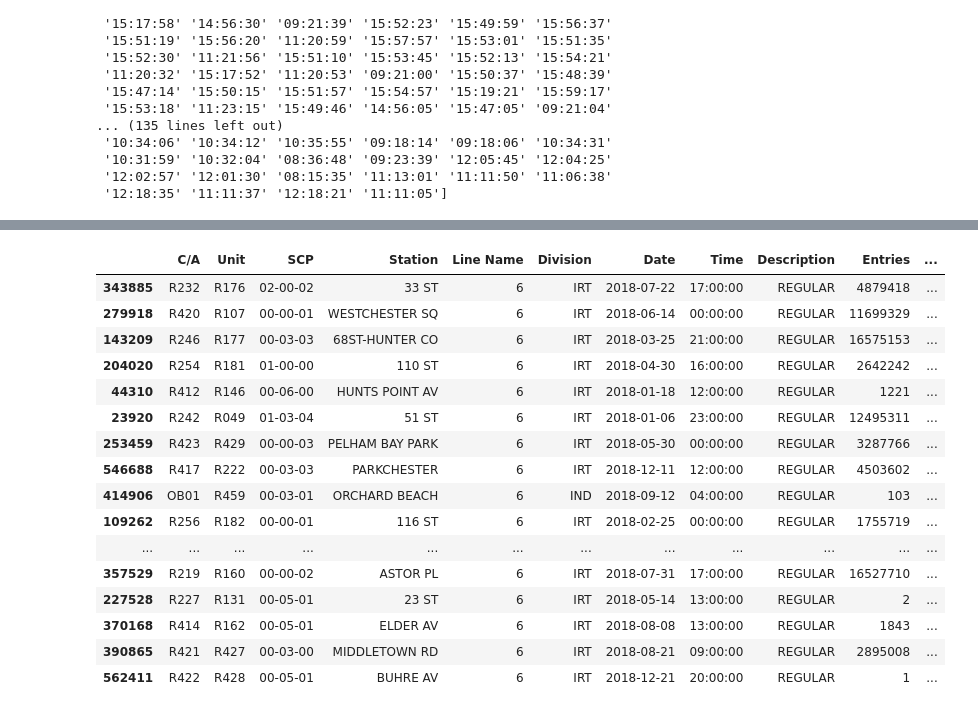
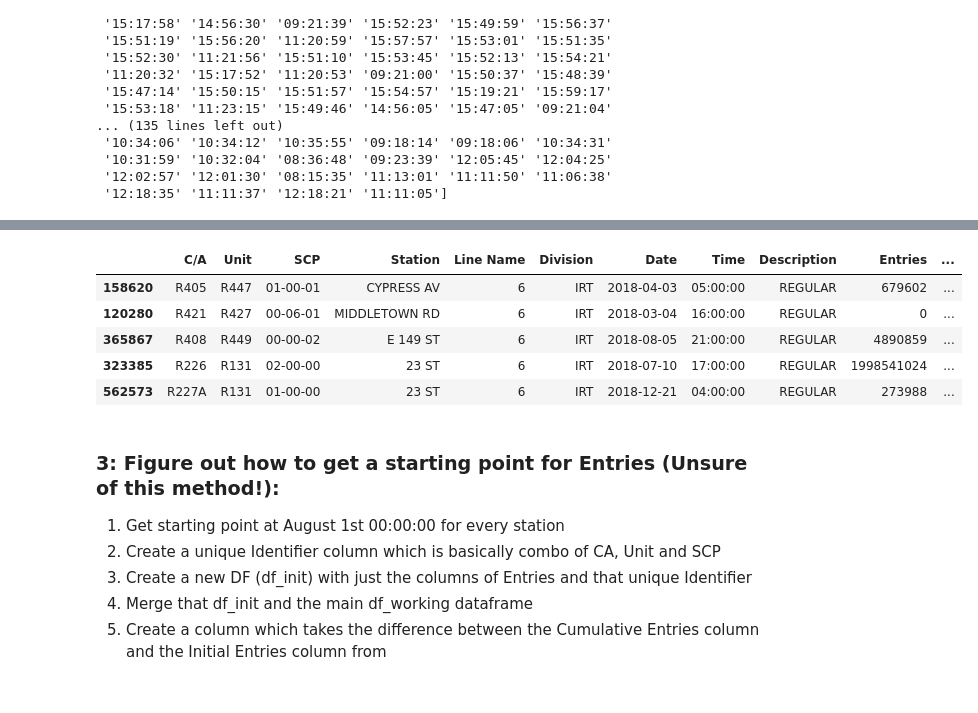
Before and after one commit to sairam1284/Metis_Project_1, a Jupyter notebook: MTA-Data_Manipulation.ipynb, the cells around one changed output, grey strips where cells are left out. Drawn from its saved outputs; the diff is of its cells as text; code cells hidden in the pictures.

```diff
--- a/MTA-Data_Manipulation.ipynb
+++ b/MTA-Data_Manipulation.ipynb
@@ -111,22 +78,18 @@ def DayTime(data_frame, column):
 # %%
 df_working = DayTime(df_working, 'Time')
 # %%
-df_working.sample(20)
+df_working.sample(5)
 # %% [output]
 |  | C/A | Unit | SCP | Station | Line Name | Division | Date | Time | Description | Entries | ... |
-| 343885 | R232 | R176 | 02-00-02 | 33 ST | 6 | IRT | 2018-07-22 | 17:00:00 | REGULAR | 4879418 | ... |
-| 279918 | R420 | R107 | 00-00-01 | WESTCHESTER SQ | 6 | IRT | 2018-06-14 | 00:00:00 | REGULAR | 11699329 | ... |
-| 143209 | R246 | R177 | 00-03-03 | 68ST-HUNTER CO | 6 | IRT | 2018-03-25 | 21:00:00 | REGULAR | 16575153 | ... |
-| 204020 | R254 | R181 | 01-00-00 | 110 ST | 6 | IRT | 2018-04-30 | 16:00:00 | REGULAR | 2642242 | ... |
-| 44310 | R412 | R146 | 00-06-00 | HUNTS POINT AV | 6 | IRT | 2018-01-18 | 12:00:00 | REGULAR | 1221 | ... |
-| 23920 | R242 | R049 | 01-03-04 | 51 ST | 6 | IRT | 2018-01-06 | 23:00:00 | REGULAR | 12495311 | ... |
-| 253459 | R423 | R429 | 00-00-03 | PELHAM BAY PARK | 6 | IRT | 2018-05-30 | 00:00:00 | REGULAR | 3287766 | ... |
-| 546688 | R417 | R222 | 00-03-03 | PARKCHESTER | 6 | IRT | 2018-12-11 | 12:00:00 | REGULAR | 4503602 | ... |
-| 414906 | OB01 | R459 | 00-03-01 | ORCHARD BEACH | 6 | IND | 2018-09-12 | 04:00:00 | REGULAR | 103 | ... |
-| 109262 | R256 | R182 | 00-00-01 | 116 ST | 6 | IRT | 2018-02-25 | 00:00:00 | REGULAR | 1755719 | ... |
-| ... | ... | ... | ... | ... | ... | ... | ... | ... | ... | ... | ... |
-| 357529 | R219 | R160 | 00-00-02 | ASTOR PL | 6 | IRT | 2018-07-31 | 17:00:00 | REGULAR | 16527710 | ... |
-| 227528 | R227 | R131 | 00-05-01 | 23 ST | 6 | IRT | 2018-05-14 | 13:00:00 | REGULAR | 2 | ... |
-| 370168 | R414 | R162 | 00-05-01 | ELDER AV | 6 | IRT | 2018-08-08 | 13:00:00 | REGULAR | 1843 | ... |
-| 390865 | R421 | R427 | 00-03-00 | MIDDLETOWN RD | 6 | IRT | 2018-08-21 | 09:00:00 | REGULAR | 2895008 | ... |
-| 562411 | R422 | R428 | 00-05-01 | BUHRE AV | 6 | IRT | 2018-12-21 | 20:00:00 | REGULAR | 1 | ... |
+| 158620 | R405 | R447 | 01-00-01 | CYPRESS AV | 6 | IRT | 2018-04-03 | 05:00:00 | REGULAR | 679602 | ... |
+| 120280 | R421 | R427 | 00-06-01 | MIDDLETOWN RD | 6 | IRT | 2018-03-04 | 16:00:00 | REGULAR | 0 | ... |
+| 365867 | R408 | R449 | 00-00-02 | E 149 ST | 6 | IRT | 2018-08-05 | 21:00:00 | REGULAR | 4890859 | ... |
+| 323385 | R226 | R131 | 02-00-00 | 23 ST | 6 | IRT | 2018-07-10 | 17:00:00 | REGULAR | 1998541024 | ... |
+| 562573 | R227A | R131 | 01-00-00 | 23 ST | 6 | IRT | 2018-12-21 | 04:00:00 | REGULAR | 273988 | ... |
+# %% [markdown]
+### 3: Figure out how to get a starting point for Entries (Unsure of this method!):
+1. Get starting point at August 1st 00:00:00 for every station
+1. Create a unique Identifier column which is basically combo of CA, Unit and SCP
+1. Create a new DF (df_init) with just the columns of Entries and that unique Identifier
+1. Merge that df_init and the main df_working dataframe
+1. Create a column which takes the difference between the Cumulative Entries column and the Initial Entries column from
```
Also changed, not shown: parts of 19 cells of this notebook.
